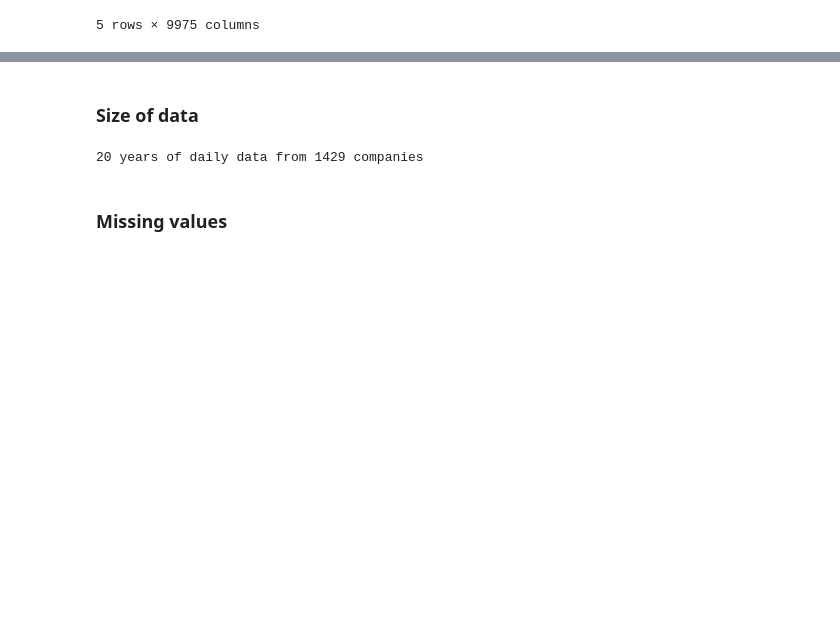
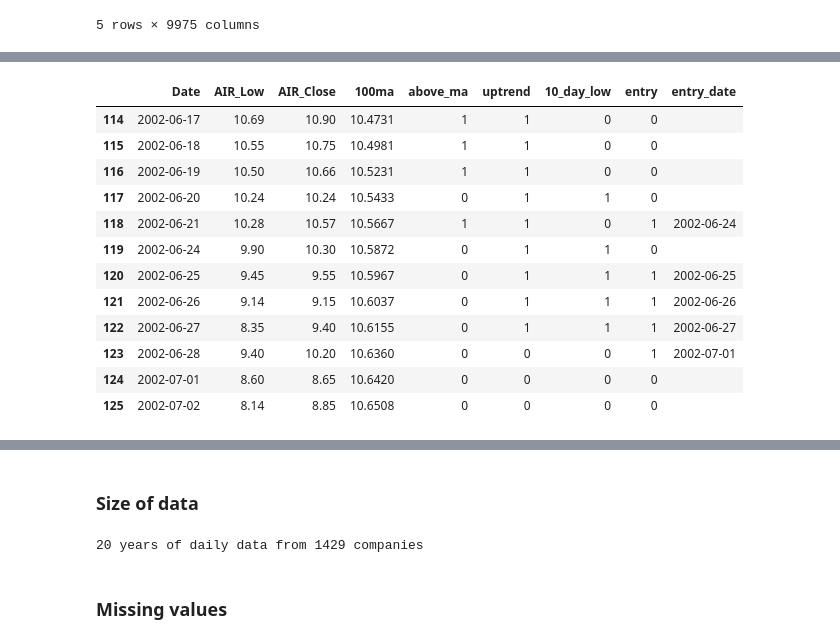
Before and after one commit to ryanlxz/backtesting, a Jupyter notebook: notebooks/test.ipynb, the cells around one changed output, grey strips where cells are left out. Cells and saved outputs as stored; diff of their text form; code cells hidden in the pictures; blank space fills up the shorter version.

```diff
--- a/notebooks/test.ipynb
+++ b/notebooks/test.ipynb
@@ -148,0 +226,16 @@ df = stock_data.copy()
+# %%
+stock_trend_df.loc[114:125]
+# %% [output]
+|  | Date | AIR_Low | AIR_Close | 100ma | above_ma | uptrend | 10_day_low | entry | entry_date |
+| 114 | 2002-06-17 | 10.69 | 10.90 | 10.4731 | 1 | 1 | 0 | 0 |  |
+| 115 | 2002-06-18 | 10.55 | 10.75 | 10.4981 | 1 | 1 | 0 | 0 |  |
+| 116 | 2002-06-19 | 10.50 | 10.66 | 10.5231 | 1 | 1 | 0 | 0 |  |
+| 117 | 2002-06-20 | 10.24 | 10.24 | 10.5433 | 0 | 1 | 1 | 0 |  |
+| 118 | 2002-06-21 | 10.28 | 10.57 | 10.5667 | 1 | 1 | 0 | 1 | 2002-06-24 |
+| 119 | 2002-06-24 | 9.90 | 10.30 | 10.5872 | 0 | 1 | 1 | 0 |  |
+| 120 | 2002-06-25 | 9.45 | 9.55 | 10.5967 | 0 | 1 | 1 | 1 | 2002-06-25 |
+| 121 | 2002-06-26 | 9.14 | 9.15 | 10.6037 | 0 | 1 | 1 | 1 | 2002-06-26 |
+| 122 | 2002-06-27 | 8.35 | 9.40 | 10.6155 | 0 | 1 | 1 | 1 | 2002-06-27 |
+| 123 | 2002-06-28 | 9.40 | 10.20 | 10.6360 | 0 | 0 | 0 | 1 | 2002-07-01 |
+| 124 | 2002-07-01 | 8.60 | 8.65 | 10.6420 | 0 | 0 | 0 | 0 |  |
+| 125 | 2002-07-02 | 8.14 | 8.85 | 10.6508 | 0 | 0 | 0 | 0 |  |
```
Also changed, not shown: parts of 8 cells of this notebook, 3 other files.
